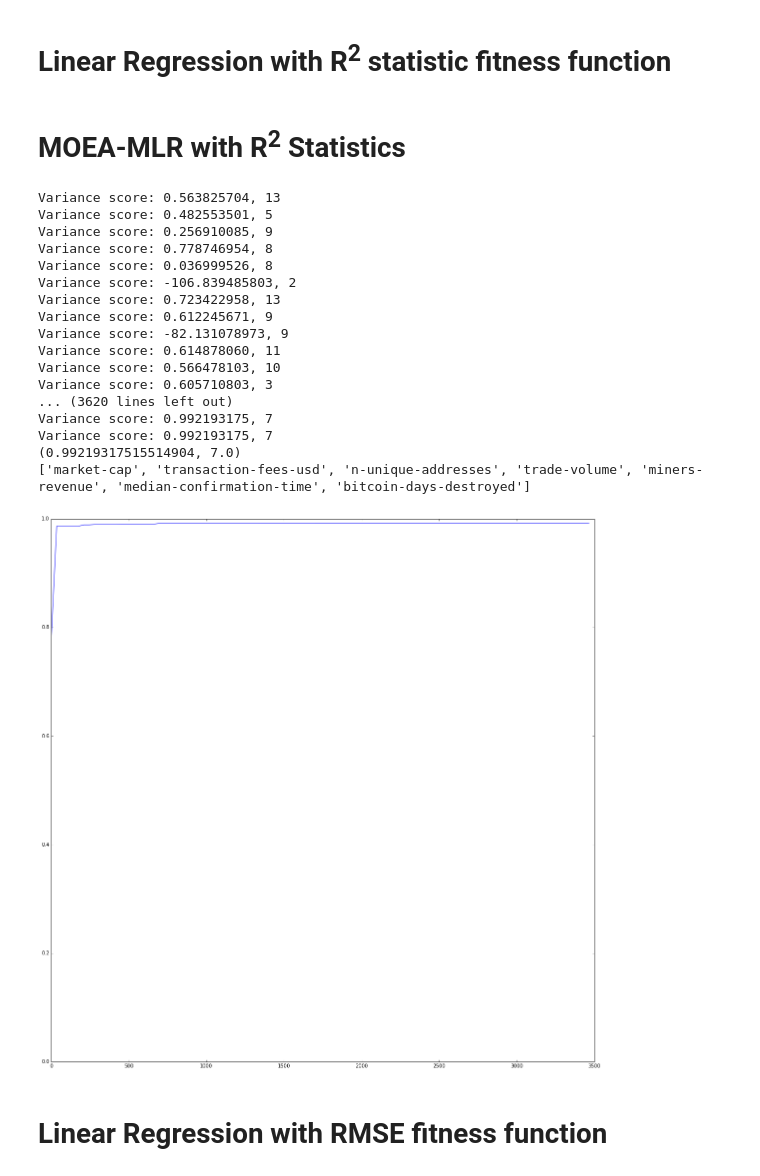
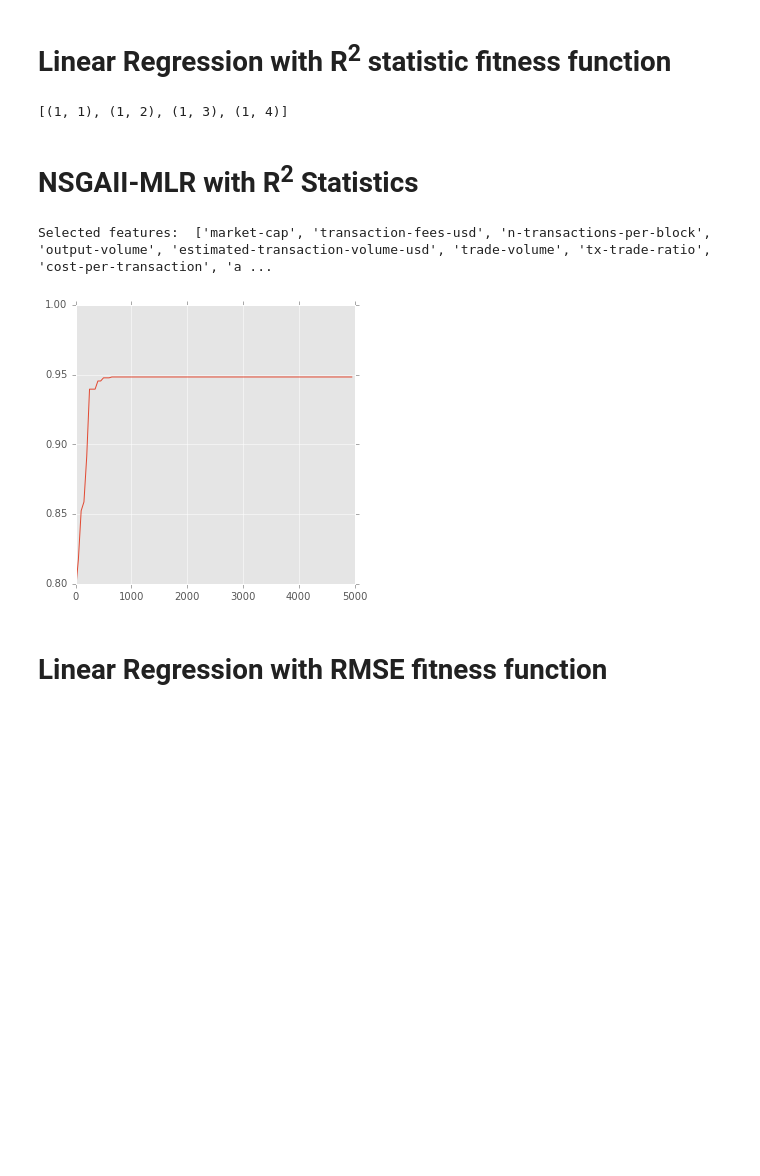
Before and after one commit to Lucsanszky/btc-price-prediction, a Jupyter notebook: DataAnalysis/BTCPricePrediction.ipynb, the cells around one changed output. Cells and saved outputs as stored; diff of their text form; code cells hidden in the pictures; blank space fills up the shorter version.

```diff
--- a/DataAnalysis/BTCPricePrediction.ipynb
+++ b/DataAnalysis/BTCPricePrediction.ipynb
@@ -71,27 +77,27 @@ for chart in charts[1:]:
 # %% [markdown]
 # Linear Regression with R<sup>2</sup> statistic fitness function
 # %%
-def filterFeatures (mask):
-    return list(map(lambda t: t[1], filter(lambda t: t[0], zip(mask, features))))
+def filter_features(mask):
+    return list(map(lambda t: t[1], filter(lambda t: t[0], zip(mask, FEATURES))))
 
-def fitnessFun (indiv):
+def fitness_fun_R2(indiv):
     if(sum(indiv) == 0):
         indiv[0] = 1
 
-    filteredFeatures = filterFeatures(indiv)
-    size = len(filteredFeatures)
-    features = pd.concat(filteredFeatures, axis = 1)
-    btc_features = pd.DataFrame(features.values).as_matrix()
-    btc_target = pd.DataFrame(frames[0]).as_matrix().flatten()
+    filtered_features = filter_features(indiv)
+    size = len(filtered_features)
+    filtered_features = pd.concat(filtered_features, axis = 1)
+    btc_features = pd.DataFrame(filtered_features.values).as_matrix()
+    btc_target = pd.DataFrame(FRAMES[0]).as_matrix().flatten()
 
     # 60% of the data will be used for training,
     # 20% will be used for validation and testing.
 
-    btc_X_train = btc_features[:int(0.6*len(btc_features))]
-    btc_X_validation = btc_features[int(0.6*len(btc_features)):int(0.8*len(btc_features))]
+    btc_X_train = btc_features[:int(0.7*len(btc_features))]
+    btc_X_validation = btc_features[int(0.7*len(btc_features)):int(0.8*len(btc_features))]
 
-    btc_y_train = btc_target[:int(0.6*len(btc_target))]
-    btc_y_validation = btc_target[int(0.6*len(btc_target)):int(0.8*len(btc_target))]
+    btc_y_train = btc_target[:int(0.7*len(btc_target))]
+    btc_y_validation = btc_target[int(0.7*len(btc_target)):int(0.8*len(btc_target))]
 
     # Create the learner
 
@@ -101,7 +107,7 @@ def fitnessFun (indiv):
     # and evaluate the performance by the test data
 
     regr.fit(btc_X_train, btc_y_train)
-    print ('Variance score: %.9f, %d' % (regr.score(btc_X_validation, btc_y_validation), size))
+    #print ('Variance score: %.9f, %d' % (regr.score(btc_X_validation, btc_y_validation), size))
     #plt.scatter(size, regr.score(btc_X_test, btc_y_test), marker='.')
 
     return regr.score(btc_X_validation, btc_y_validation), size
@@ -111,63 +199,54 @@ creator.create("Individual", list, fitness=creator.FitnessMulti)
+# %%
+list(map(lambda x: (1,x), [1,2,3,4]))
+# %% [output]
+[(1, 1), (1, 2), (1, 3), (1, 4)]
 # %% [markdown]
-# MOEA-MLR with R<sup>2</sup> Statistics
+# NSGAII-MLR with R<sup>2</sup> Statistics
 # %%
 # Concatenate the features in order to group them by date
 gens = 100
-indiv_num = 35
+indiv_num = 50
 
 toolb.register('bit', random.randint, 0, 1)
-toolb.register('individual', tools.initRepeat, creator.Individual, toolb.bit, n = len(features))
+toolb.register('individual', tools.initRepeat, creator.Individual, toolb.bit, n = len(FEATURES))
 toolb.register('population', tools.initRepeat, list, toolb.individual, n = indiv_num)
-toolb.register('evaluate', fitnessFun)
+toolb.register('evaluate', fitness_fun_R2)
 toolb.register('mate', tools.cxUniform, indpb = 0.1)
 toolb.register('mutate', tools.mutFlipBit, indpb = 0.05)
 toolb.register('select', tools.selNSGA2)
 
 population = toolb.population()
 fits = map (toolb.evaluate, population)
+#print(list(fits))
 hof = tools.HallOfFame(1)
 
 for fit, ind in zip(fits, population):
     ind.fitness.values = fit
 
-plt.ylim([0,1])
+plt.ylim([0.8,1])
 fig = plt.gcf()
-fig.set_size_inches(20,20)
+fig.set_size_inches(5,5)
 
 best = np.ndarray((gens, 1))
+top_RMSE = []
 
 for gen in range(gens):
     offspring = algorithms.varOr(population, toolb, lambda_ = indiv_num, cxpb = 0.5, mutpb = 0.1)
     hof.update(offspring)
     fits = map (toolb.evaluate, offspring)
     for fit, ind in zip(fits, offspring):
         ind.fitness.values = fit
     population = toolb.select(offspring + population, k = indiv_num)
-    print(hof[0].fitness.values)
+    #print(hof[0].fitness.values)
     best[gen] = hof[0].fitness.values[0]
+    top_RMSE = hof[0]
 
 x = list(range(0, indiv_num * gens, indiv_num))
 plt.plot(x, best)
-print (list(map(lambda t: t[1], filter(lambda t: t[0], zip(hof[0], charts[1:])))))
+print ("Selected features: ", list(map(lambda t: t[1], filter(lambda t: t[0], zip(hof[0], CHARTS[1:])))))
 # %% [output]
-Variance score: 0.563825704, 13
-Variance score: 0.482553501, 5
-Variance score: 0.256910085, 9
-Variance score: 0.778746954, 8
-Variance score: 0.036999526, 8
-Variance score: -106.839485803, 2
-Variance score: 0.723422958, 13
-Variance score: 0.612245671, 9
-Variance score: -82.131078973, 9
-Variance score: 0.614878060, 11
-Variance score: 0.566478103, 10
-Variance score: 0.605710803, 3
-... (3620 lines left out)
-Variance score: 0.992193175, 7
-Variance score: 0.992193175, 7
-(0.99219317515514904, 7.0)
-['market-cap', 'transaction-fees-usd', 'n-unique-addresses', 'trade-volume', 'miners-revenue', 'median-confirmation-time', 'bitcoin-days-destroyed']
+Selected features:  ['market-cap', 'transaction-fees-usd', 'n-transactions-per-block', 'output-volume', 'estimated-transaction-volume-usd', 'trade-volume', 'tx-trade-ratio', 'cost-per-transaction', 'a ...
-[figure, old version]
+[figure, new version]
 # %% [markdown]
 # Linear Regression with RMSE fitness function
 # %%
```
Also changed, not shown: parts of 10 cells of this notebook.
